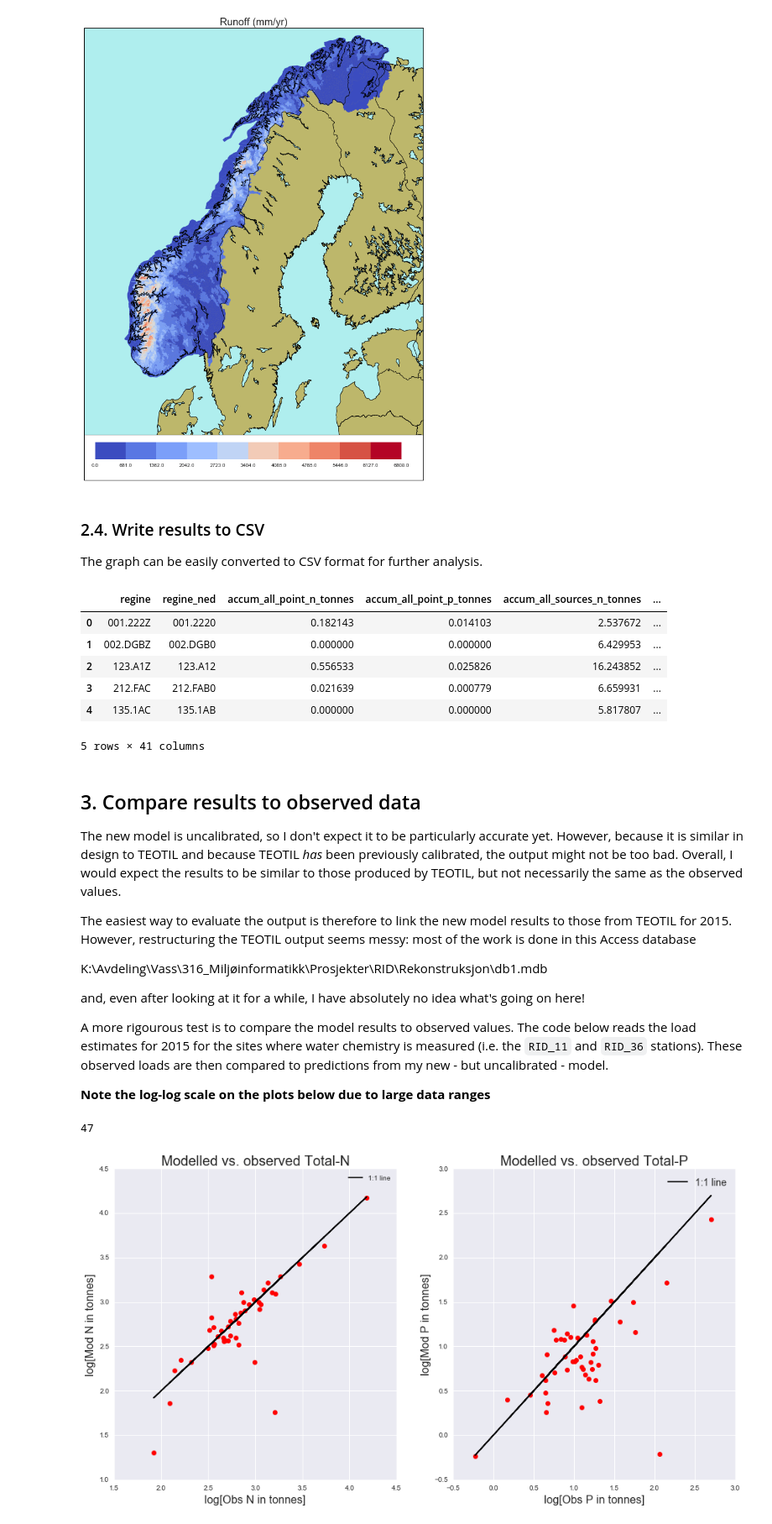
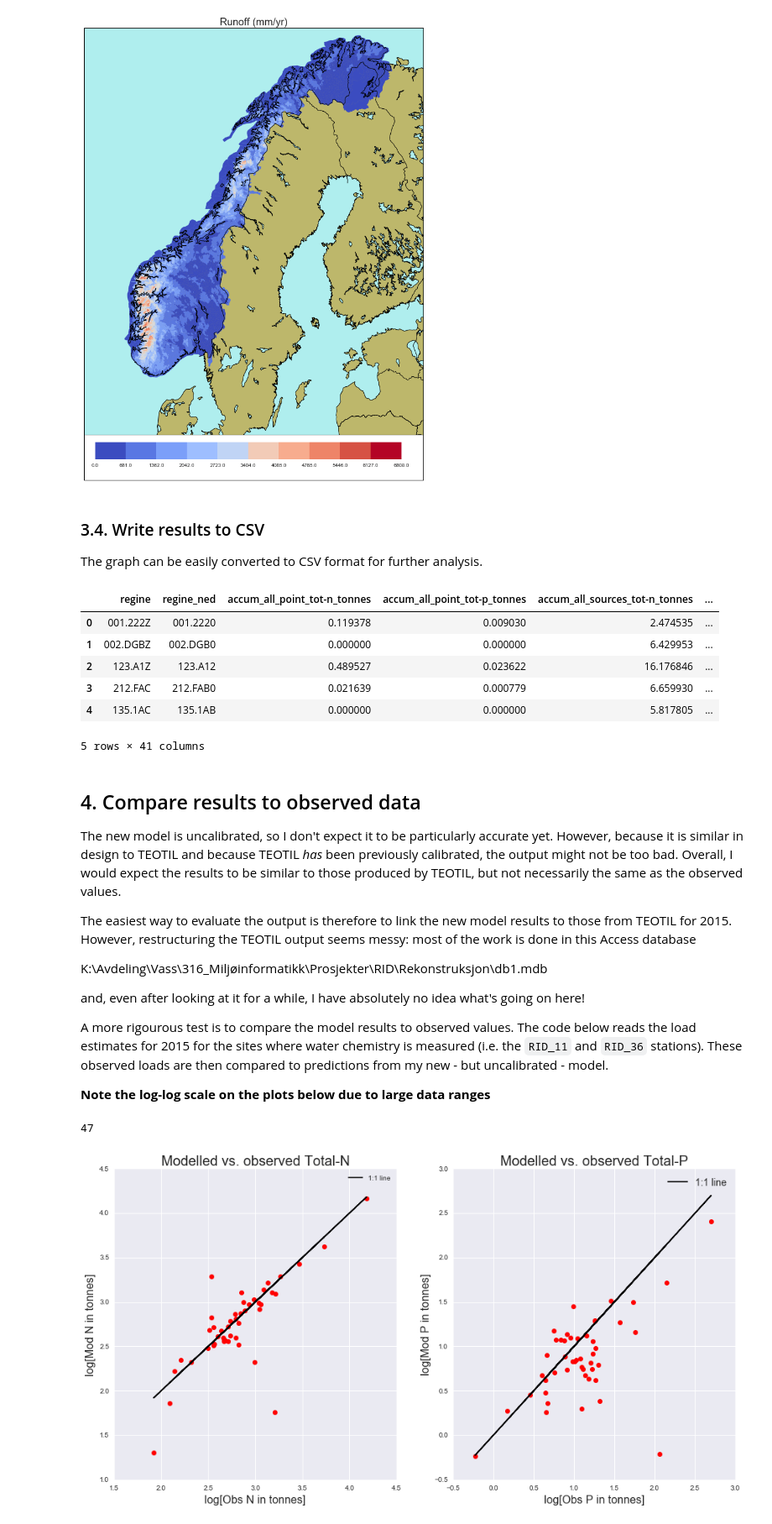
Before and after one commit to JamesSample/rid, a Jupyter notebook: notebooks/nope_model.ipynb, the cells around one changed output. Shown at 84% size. Drawn from its saved outputs; the diff is of its cells as text; code cells hidden in the pictures.

Commit message:
Add functions to make NOPE input file from RESA2

```diff
--- a/notebooks/nope_model.ipynb
+++ b/notebooks/nope_model.ipynb
@@ -24,0 +36,18 @@ nope = imp.load_source('nope', nope_path)
+# %%
+# Year of interest
+year = 2015
+
+# Parameters of interest
+par_list = ['Tot-N', 'Tot-P']
+
+# Folder containing NOPE data
+nope_fold = (r'C:\Data\James_Work\Staff\Oeyvind_K\Elveovervakingsprogrammet'
+             r'\NOPE\NOPE_Input_Data')
+
+# Ouput path for model file
+out_csv = (r'C:\Data\James_Work\Staff\Oeyvind_K\Elveovervakingsprogrammet'
+           r'\NOPE\nope_input_data_2015.csv')
+
+# Make input file
+df = nope.make_rid_input_file(year, engine, nope_fold, out_csv,
+                              par_list=par_list)
@@ -30,8 +64,8 @@ The new model is very easy to run - simply point it to the input file (created [
 %%time
 # Input file (see previous notebook)
 in_csv = (r'C:\Data\James_Work\Staff\Oeyvind_K\Elveovervakingsprogrammet'
-          r'\NOPE\nope_input_data.csv')
+          r'\NOPE\nope_input_data_2015.csv')
 
 # Run model
-g = nope.run_nope(in_csv)
+g = nope.run_nope(in_csv, par_list)
 # %% [output]
@@ -95,7 +129,7 @@ fig = nope.make_map(g, stat='local', quant='runoff_mm/yr', sqrt=False,
 # %% [output]
 [figure]
 # %% [markdown]
-### 2.4. Write results to CSV
+### 3.4. Write results to CSV
 
 The graph can be easily converted to CSV format for further analysis.
 # %%
@@ -106,15 +140,15 @@ df = nope.model_to_dataframe(g, out_path=out_csv)
 
 df.head()
 # %% [output]
-|  | regine | regine_ned | accum_all_point_n_tonnes | accum_all_point_p_tonnes | accum_all_sources_n_tonnes | ... |
-| 0 | 001.222Z | 001.2220 | 0.182143 | 0.014103 | 2.537672 | ... |
+|  | regine | regine_ned | accum_all_point_tot-n_tonnes | accum_all_point_tot-p_tonnes | accum_all_sources_tot-n_tonnes | ... |
+| 0 | 001.222Z | 001.2220 | 0.119378 | 0.009030 | 2.474535 | ... |
 | 1 | 002.DGBZ | 002.DGB0 | 0.000000 | 0.000000 | 6.429953 | ... |
-| 2 | 123.A1Z | 123.A12 | 0.556533 | 0.025826 | 16.243852 | ... |
-| 3 | 212.FAC | 212.FAB0 | 0.021639 | 0.000779 | 6.659931 | ... |
-| 4 | 135.1AC | 135.1AB | 0.000000 | 0.000000 | 5.817807 | ... |
+| 2 | 123.A1Z | 123.A12 | 0.489527 | 0.023622 | 16.176846 | ... |
+| 3 | 212.FAC | 212.FAB0 | 0.021639 | 0.000779 | 6.659930 | ... |
+| 4 | 135.1AC | 135.1AB | 0.000000 | 0.000000 | 5.817805 | ... |
 5 rows × 41 columns
 # %% [markdown]
-## 3. Compare results to observed data
+## 4. Compare results to observed data
 
 The new model is uncalibrated, so I don't expect it to be particularly accurate yet. However, because it is similar in design to TEOTIL and because TEOTIL *has* been previously calibrated, the output might not be too bad. Overall, I would expect the results to be similar to those produced by TEOTIL, but not necessarily the same as the observed values.
 
@@ -159,8 +193,8 @@ for idx, row in df.iterrows():
 
     # Get data from graph
     try :
-        mod_n = g.node[vnr]['accum']['all_sources_n_tonnes']
-        mod_p = g.node[vnr]['accum']['all_sources_p_tonnes']
+        mod_n = g.node[vnr]['accum']['all_sources_tot-n_tonnes']
+        mod_p = g.node[vnr]['accum']['all_sources_tot-p_tonnes']
 
         n_list.append(mod_n)
         p_list.append(mod_p)
@@ -174,34 +208,34 @@ df['Mod_TOTN_tonnes'] = n_list
 df['Mod_TOTP_tonnes'] = p_list
 
 # Get cols of interest and drop NaN
 df = df[['TOTN_tonnes', 'TOTP_tonnes', 'Mod_TOTN_tonnes', 'Mod_TOTP_tonnes']]
 df.dropna(inplace=True)
 
 # Log transform
 df = np.log10(df)
 print len(df)
 # Plot
 fig, axes = plt.subplots(nrows=1, ncols=2, figsize=(16, 8))
 
 # N
 axes[0].plot(df['TOTN_tonnes'], df['Mod_TOTN_tonnes'], 'ro', label='')
 axes[0].plot(df['TOTN_tonnes'], df['TOTN_tonnes'], 'k-', label='1:1 line')
 axes[0].set_title('Modelled vs. observed Total-N', fontsize=20)
 axes[0].set_xlabel('log[Obs N in tonnes]', fontsize=16)
 axes[0].set_ylabel('log[Mod N in tonnes]', fontsize=16)
 axes[0].legend(loc='best')
 
 axes[1].plot(df['TOTP_tonnes'], df['Mod_TOTP_tonnes'], 'ro', label='')
 axes[1].plot(df['TOTP_tonnes'], df['TOTP_tonnes'], 'k-', label='1:1 line')
 axes[1].set_title('Modelled vs. observed Total-P', fontsize=20)
 axes[1].set_xlabel('log[Obs P in tonnes]', fontsize=16)
 axes[1].set_ylabel('log[Mod P in tonnes]', fontsize=16)
 axes[1].legend(loc='best', fontsize=14)
 
 plt.show()
 # %% [output]
 47
-[figure, old version]
+[figure, new version]
 # %% [markdown]
 Overall, I'd say this is a pretty good initial result: the model does fairly well at simulating N, and it's not terrible for P either. In general, the model underestimates P loads - something that has previously been noted when using TEOTIL (see e.g. section 3.1, page 21 of the [TEOTIL report](https://brage.bibsys.no/xmlui/bitstream/handle/11250/214825/5914-2010_72dpi.pdf?sequence=1&isAllowed=y)). There are many ways in which this model could be further improved, but at first glance it looks as though it's at least simulating the correct quantities and producing results that are comparable to those observed in major Norwegian catchments.
 
```
Also changed, not shown: parts of 13 cells of this notebook, 2 other files.
